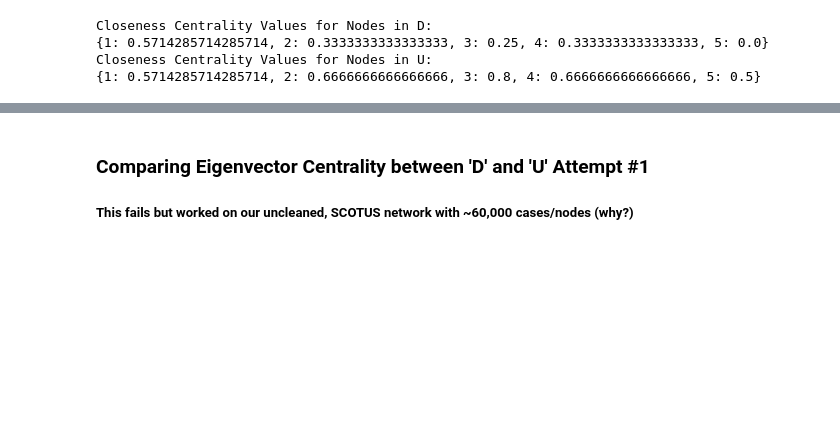
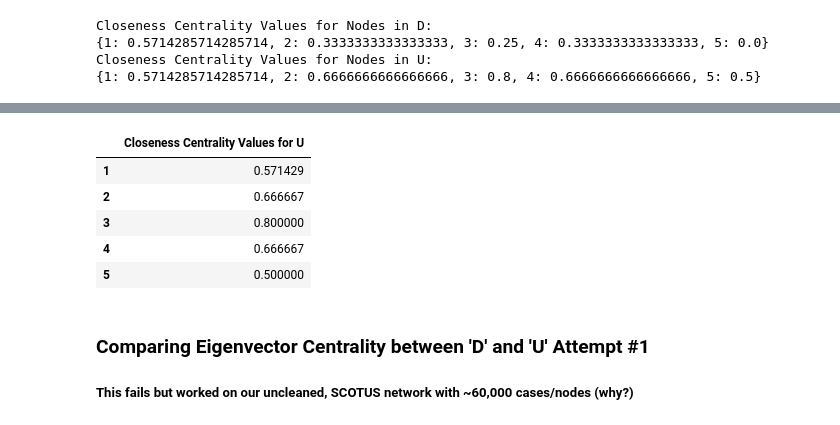
Before and after one commit to idc9/law-net, a Jupyter notebook: explore/michael/5_node_graph_centrality_testing.ipynb, the cells around one changed output, grey strips where cells are left out. Drawn from its saved outputs; the diff is of its cells as text; code cells hidden in the pictures; blank space fills up the shorter version.

```diff
--- a/explore/michael/5_node_graph_centrality_testing.ipynb
+++ b/explore/michael/5_node_graph_centrality_testing.ipynb
@@ -58,3 +66,14 @@ Closeness Centrality Values for Nodes in U:
+# %%
+data_U = {'Closeness Centrality Values for U': close_cent_dict_U.values()}
+df_U = pd.DataFrame(data_U, index = close_cent_dict_U.keys())
+df_U
+# %% [output]
+|  | Closeness Centrality Values for U |
+| 1 | 0.571429 |
+| 2 | 0.666667 |
+| 3 | 0.800000 |
+| 4 | 0.666667 |
+| 5 | 0.500000 |
 # %% [markdown]
 ### Comparing Eigenvector Centrality between 'D' and 'U' Attempt #1
 ##### This fails but worked on our uncleaned, SCOTUS network with ~60,000 cases/nodes (why?)
```
Also changed, not shown: parts of 4 cells of this notebook.
